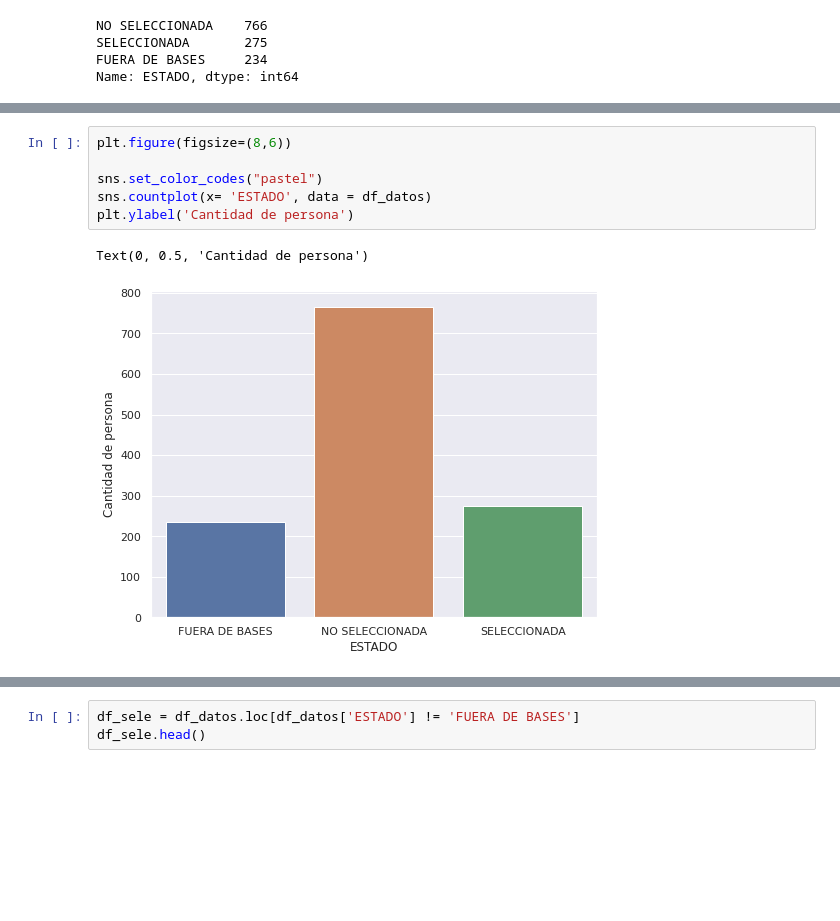
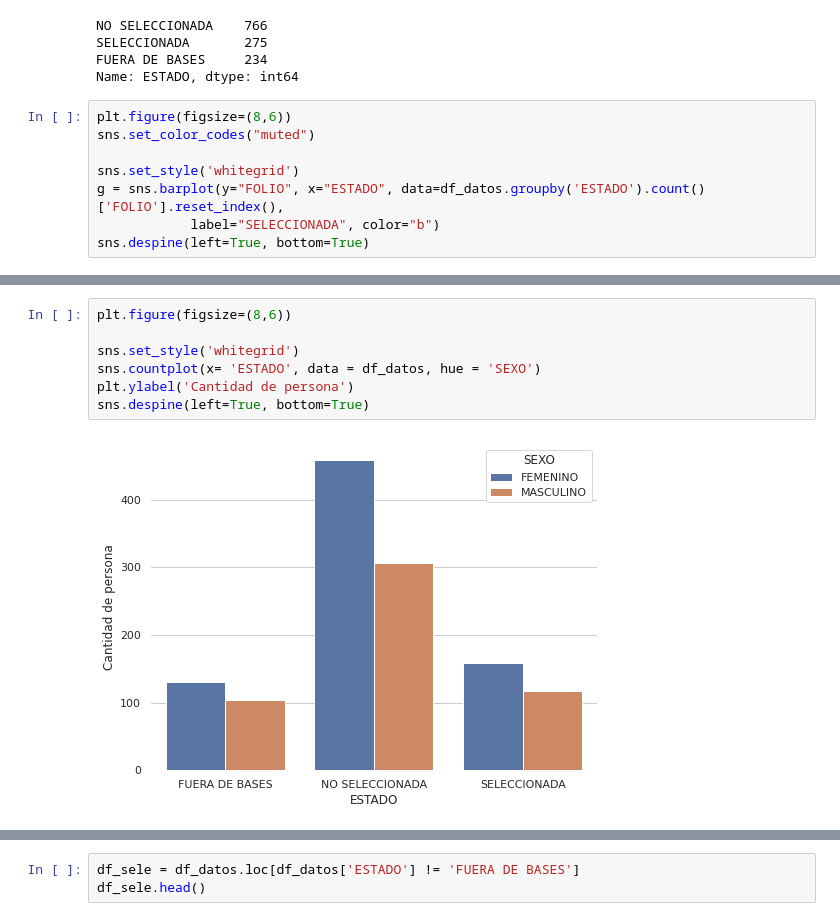
Before and after one commit to Foco22/BECAS_MAGISTER, a Jupyter notebook: AnalisisBase.ipynb, the cells around one changed output, grey strips where cells are left out. Saved outputs shown, nothing was run; the diff lists cells and outputs as text; blank space fills up the shorter version.

```diff
--- a/AnalisisBase.ipynb
+++ b/AnalisisBase.ipynb
@@ -96,3 +114,11 @@ NO SELECCIONADA    766
 SELECCIONADA       275
 FUERA DE BASES     234
 Name: ESTADO, dtype: int64
+# %%
+plt.figure(figsize=(8,6))
+sns.set_color_codes("muted")
+
+sns.set_style('whitegrid')
+g = sns.barplot(y="FOLIO", x="ESTADO", data=df_datos.groupby('ESTADO').count()['FOLIO'].reset_index(),
+            label="SELECCIONADA", color="b")
+sns.despine(left=True, bottom=True)
@@ -99,9 +127,9 @@ Name: ESTADO, dtype: int64
 # %%
 plt.figure(figsize=(8,6))
 
-sns.set_color_codes("pastel")
-sns.countplot(x= 'ESTADO', data = df_datos)
+sns.set_style('whitegrid')
+sns.countplot(x= 'ESTADO', data = df_datos, hue = 'SEXO')
 plt.ylabel('Cantidad de persona')
+sns.despine(left=True, bottom=True)
 # %% [output]
-Text(0, 0.5, 'Cantidad de persona')
-[figure, old version]
+[figure, new version]
```
Also changed, not shown: parts of 10 cells of this notebook.
